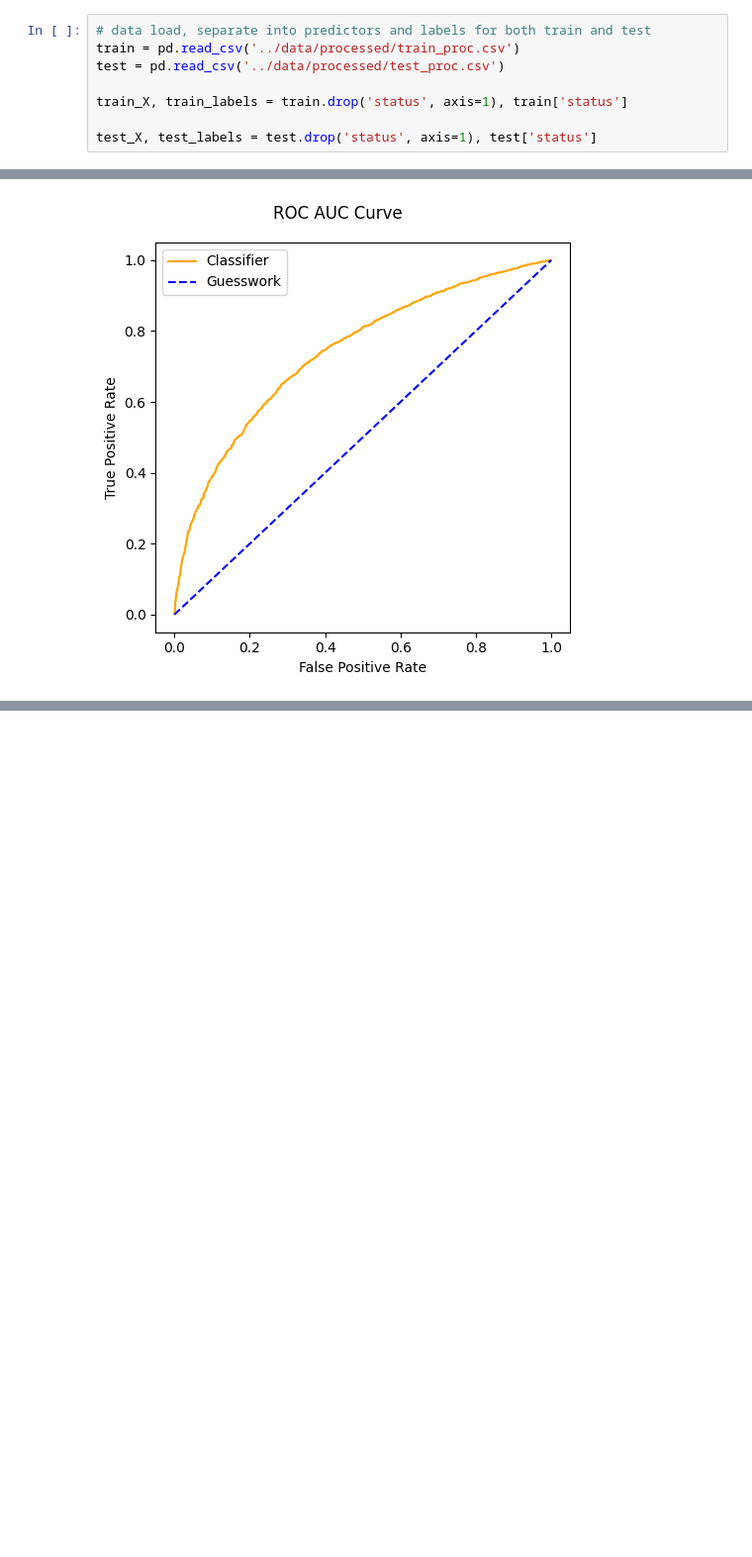
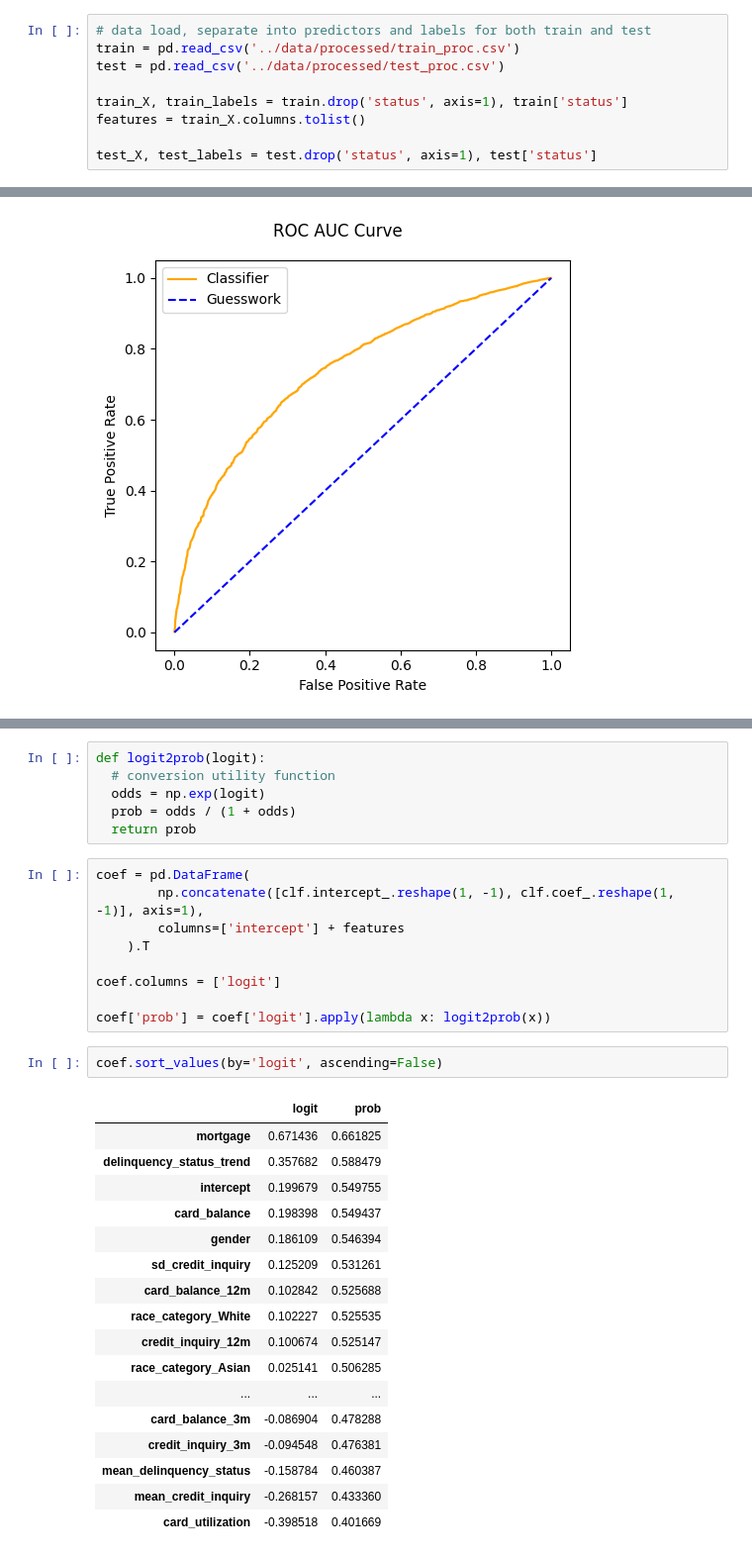
Before and after one commit to ostapenkovs/wells-fargo-case-study, a Jupyter notebook: notebooks/3_modeling.ipynb, the cells around one changed output, grey strips where cells are left out. Shown: that part at 99% size. Cells and saved outputs as stored; diff of their text form; blank space fills up the shorter version.

Commit message:
logit

```diff
--- a/notebooks/3_modeling.ipynb
+++ b/notebooks/3_modeling.ipynb
@@ -24,6 +24,7 @@ train = pd.read_csv('../data/processed/train_proc.csv')
 test = pd.read_csv('../data/processed/test_proc.csv')
 
 train_X, train_labels = train.drop('status', axis=1), train['status']
+features = train_X.columns.tolist()
 
 test_X, test_labels = test.drop('status', axis=1), test['status']
 # %%
@@ -115,0 +141,35 @@ plt.show()
+# %%
+def logit2prob(logit):
+  # conversion utility function
+  odds = np.exp(logit)
+  prob = odds / (1 + odds)
+  return prob
+# %%
+coef = pd.DataFrame(
+        np.concatenate([clf.intercept_.reshape(1, -1), clf.coef_.reshape(1, -1)], axis=1),
+        columns=['intercept'] + features
+    ).T
+
+coef.columns = ['logit']
+
+coef['prob'] = coef['logit'].apply(lambda x: logit2prob(x))
+# %%
+coef.sort_values(by='logit', ascending=False)
+# %% [output]
+|  | logit | prob |
+| mortgage | 0.671436 | 0.661825 |
+| delinquency_status_trend | 0.357682 | 0.588479 |
+| intercept | 0.199679 | 0.549755 |
+| card_balance | 0.198398 | 0.549437 |
+| gender | 0.186109 | 0.546394 |
+| sd_credit_inquiry | 0.125209 | 0.531261 |
+| card_balance_12m | 0.102842 | 0.525688 |
+| race_category_White | 0.102227 | 0.525535 |
+| credit_inquiry_12m | 0.100674 | 0.525147 |
+| race_category_Asian | 0.025141 | 0.506285 |
+| ... | ... | ... |
+| card_balance_3m | -0.086904 | 0.478288 |
+| credit_inquiry_3m | -0.094548 | 0.476381 |
+| mean_delinquency_status | -0.158784 | 0.460387 |
+| mean_credit_inquiry | -0.268157 | 0.433360 |
+| card_utilization | -0.398518 | 0.401669 |
```
Also changed, not shown: parts of 6 cells of this notebook.
